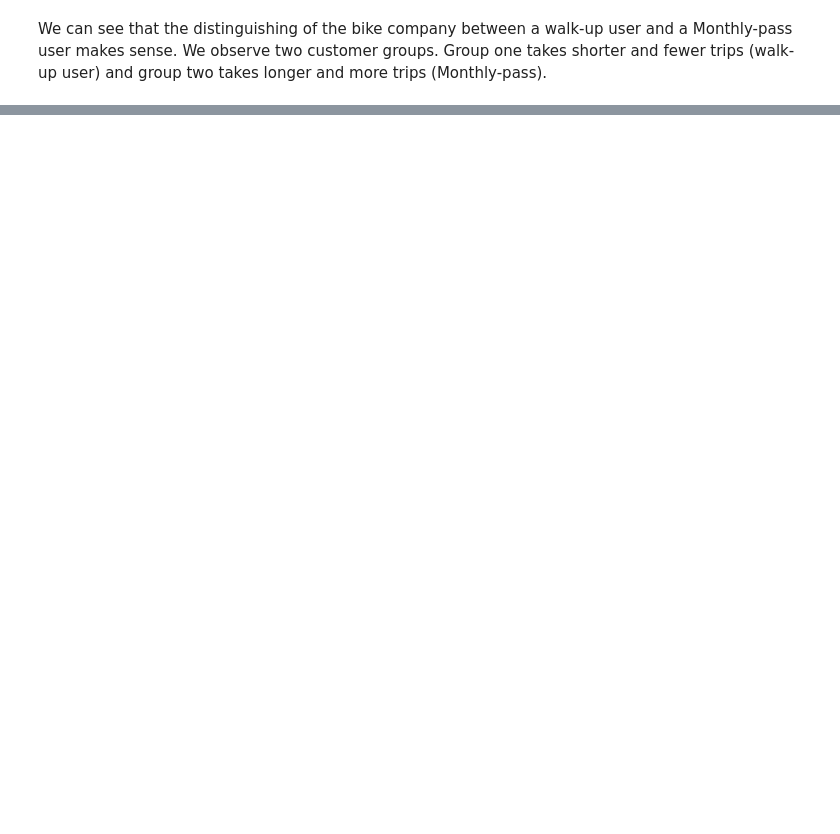
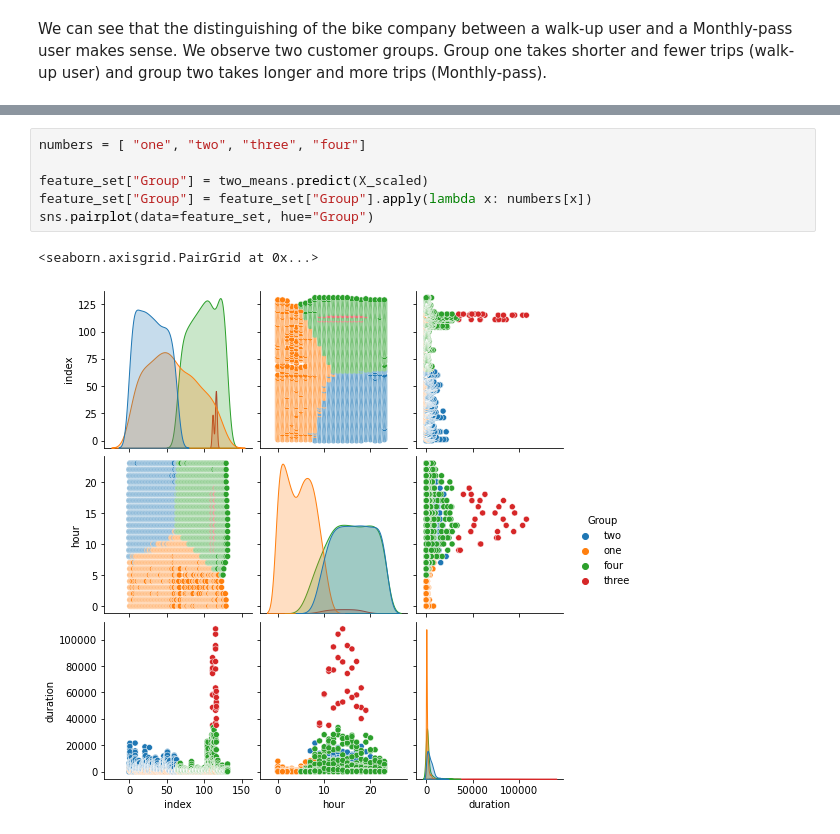
Before and after one commit to mschwa1010/AA_2022-23_Team_8, a Jupyter notebook: Clustering.ipynb, the cells around one changed output, grey strips where cells are left out. Drawn from its saved outputs; the diff is of its cells as text; blank space fills up the shorter version.

```diff
--- a/Clustering.ipynb
+++ b/Clustering.ipynb
@@ -169,0 +264,9 @@ sns.pairplot(data=hour_set, hue="Group")
+# %%
+numbers = [ "one", "two", "three", "four"]
+
+feature_set["Group"] = two_means.predict(X_scaled)
+feature_set["Group"] = feature_set["Group"].apply(lambda x: numbers[x])
+sns.pairplot(data=feature_set, hue="Group")
+# %% [output]
+<seaborn.axisgrid.PairGrid at 0x...>
+[figure, added]
```
Also changed, not shown: parts of 19 cells of this notebook, 2 other files.
